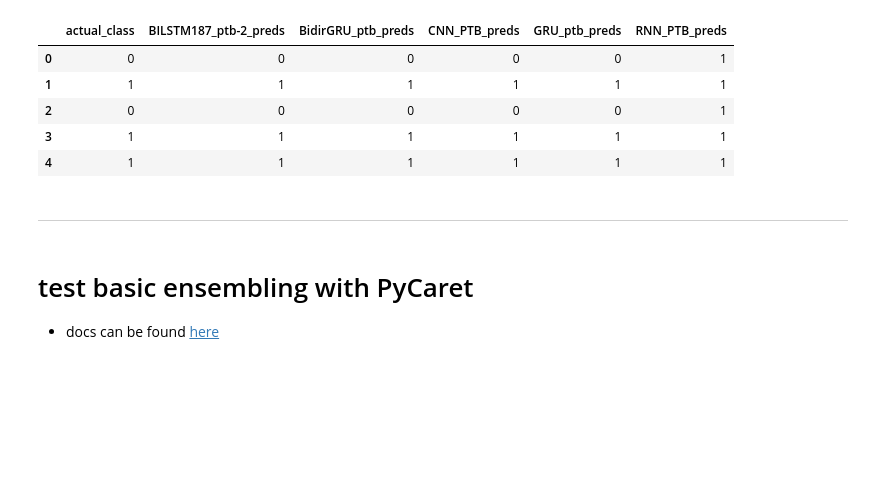
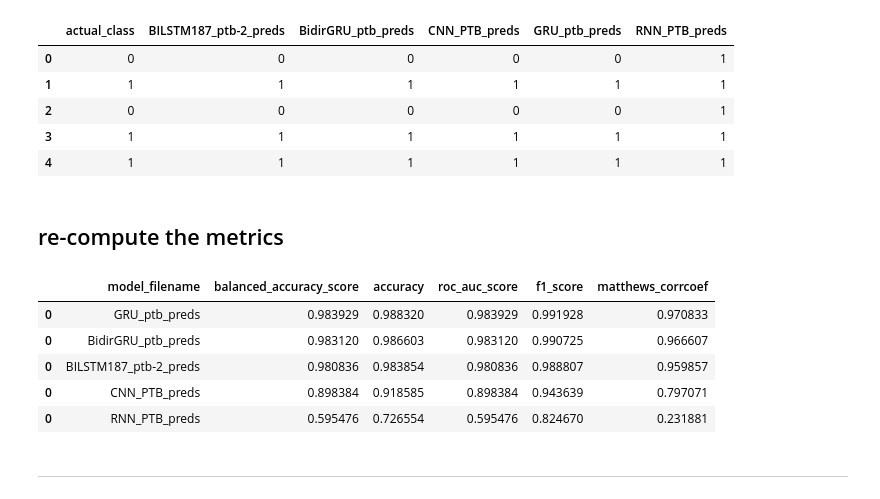
Before and after one commit to pszemraj/ml4hc-s22-project01, a Jupyter notebook: notebooks/colab/ensemble/Compile_Trained_Results.ipynb, the cells around one changed output. Saved outputs shown, nothing was run; the diff lists cells and outputs as text; code cells hidden in the pictures; blank space fills up the shorter version.

```diff
--- a/notebooks/colab/ensemble/Compile_Trained_Results.ipynb
+++ b/notebooks/colab/ensemble/Compile_Trained_Results.ipynb
@@ -324,3 +386,42 @@ PTB_df.head()
 | 2 | 0 | 0 | 0 | 0 | 0 | 1 |
 | 3 | 1 | 1 | 1 | 1 | 1 | 1 |
 | 4 | 1 | 1 | 1 | 1 | 1 | 1 |
+# %% [markdown]
+## re-compute the metrics
+# %%
+from sklearn.metrics import balanced_accuracy_score, roc_auc_score, accuracy_score
+
+ptb_metric_cols = ["model_filename", "balanced_accuracy_score", "accuracy",
+                    "roc_auc_score", "f1_score", "matthews_corrcoef"]
+ptb_metrics = pd.DataFrame(columns=ptb_metric_cols)
+
+ptb_trained_models = list(PTB_df.columns)
+ptb_trained_models.remove('actual_class')
+
+for trained_model in ptb_trained_models:
+
+    y_true = PTB_df.actual_class.values
+    y_pred = PTB_df[trained_model].values
+    _bas = balanced_accuracy_score(y_true, y_pred)
+    _acc = accuracy_score(y_true, y_pred)
+    _rocauc = roc_auc_score(y_true, y_pred, )
+    _f1 = f1_score(y_true, y_pred)
+    _mcc = matthews_corrcoef(y_true, y_pred)
+    _this_result = [trained_model, _bas, _acc, _rocauc, _f1, _mcc]
+    _df = pd.DataFrame(columns=ptb_metric_cols)
+    _df.loc[0] = _this_result
+    ptb_metrics = pd.concat([ptb_metrics, _df], axis=0)
+
+ptb_metrics.sort_values(
+                        by='roc_auc_score',
+                        ascending=False,
+                        inplace=True,
+                    )
+ptb_metrics.head(10)
+# %% [output]
+|  | model_filename | balanced_accuracy_score | accuracy | roc_auc_score | f1_score | matthews_corrcoef |
+| 0 | GRU_ptb_preds | 0.983929 | 0.988320 | 0.983929 | 0.991928 | 0.970833 |
+| 0 | BidirGRU_ptb_preds | 0.983120 | 0.986603 | 0.983120 | 0.990725 | 0.966607 |
+| 0 | BILSTM187_ptb-2_preds | 0.980836 | 0.983854 | 0.980836 | 0.988807 | 0.959857 |
+| 0 | CNN_PTB_preds | 0.898384 | 0.918585 | 0.898384 | 0.943639 | 0.797071 |
+| 0 | RNN_PTB_preds | 0.595476 | 0.726554 | 0.595476 | 0.824670 | 0.231881 |
@@ -327,6 +432,2 @@ PTB_df.head()
 # %% [markdown]
 ---
-# %% [markdown]
-# test basic ensembling with PyCaret
-
-- docs can be found [here](https://pycaret.gitbook.io/docs/get-started/tutorials)
```
Also changed, not shown: parts of 41 cells of this notebook, 8 other files.
